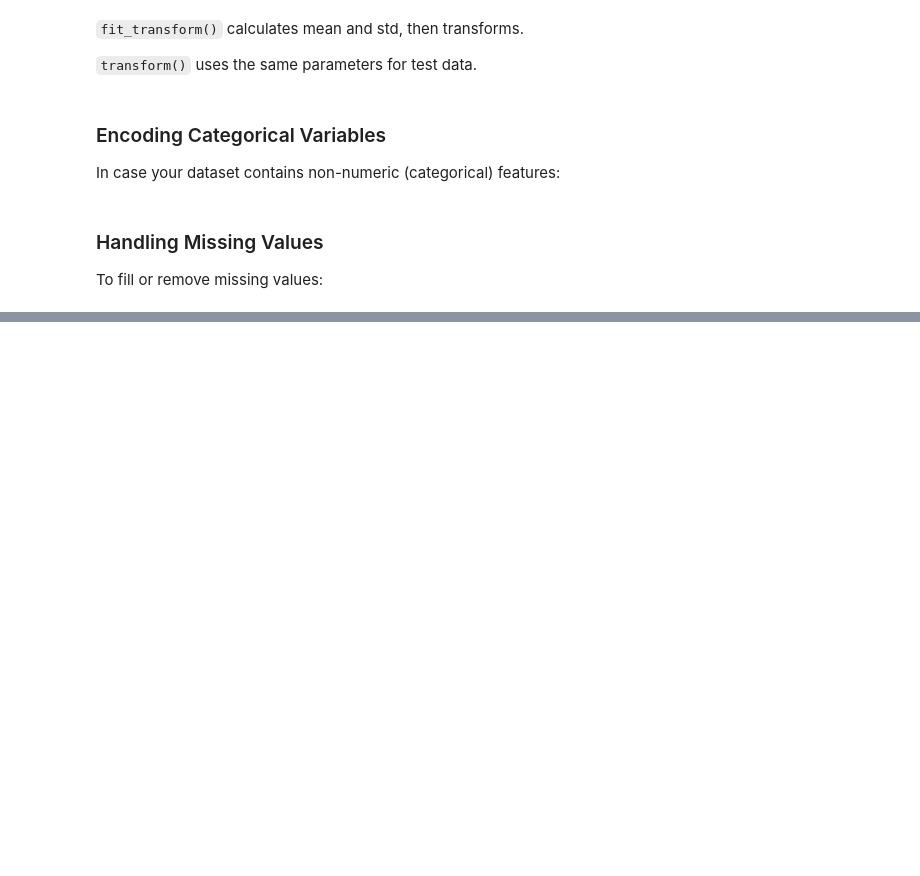
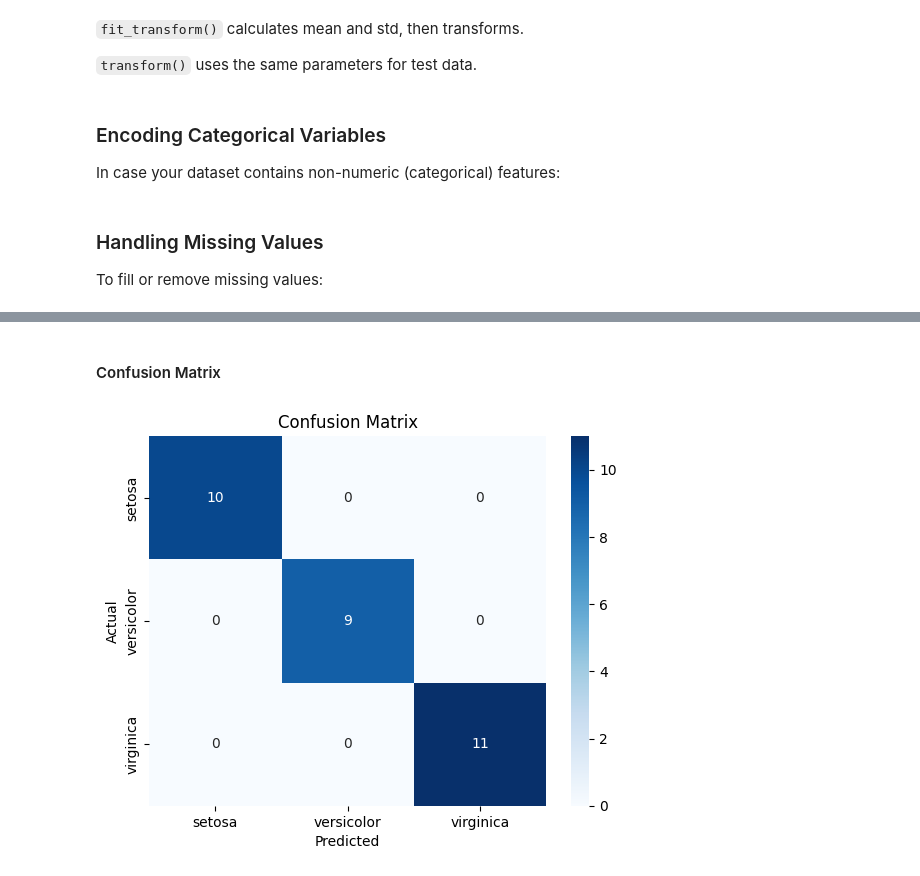
Before and after one commit to abdullahalasif25/My-Notes, a Jupyter notebook: Scikit-Learn/Sci-kit Learn Tutorial.ipynb, the cells around one changed output, grey strips where cells are left out. Saved outputs shown, nothing was run; the diff lists cells and outputs as text; code cells hidden in the pictures; blank space fills up the shorter version.

Commit message:
logistic regression

```diff
--- a/Scikit-Learn/Sci-kit Learn Tutorial.ipynb
+++ b/Scikit-Learn/Sci-kit Learn Tutorial.ipynb
@@ -159,0 +164,8 @@ X_filled = imputer.fit_transform(X)
+# %%
+from sklearn.linear_model import LogisticRegression
+
+# Create the model
+model = LogisticRegression()
+
+# Train the model
+model.fit(X_train_scaled, y_train)
@@ -159,0 +176,7 @@ X_filled = imputer.fit_transform(X)
+# %%
+# Predict the labels for test data
+y_pred = model.predict(X_test_scaled)
+
+# See some predictions
+print("Predicted labels:", y_pred[:5])
+print("True labels     :", y_test[:5].values)
@@ -159,0 +213,16 @@ X_filled = imputer.fit_transform(X)
+# %% [markdown]
+#### Confusion Matrix
+# %%
+from sklearn.metrics import confusion_matrix
+import seaborn as sns
+import matplotlib.pyplot as plt
+
+cm = confusion_matrix(y_test, y_pred)
+
+sns.heatmap(cm, annot=True, cmap="Blues", xticklabels=iris.target_names, yticklabels=iris.target_names)
+plt.xlabel("Predicted")
+plt.ylabel("Actual")
+plt.title("Confusion Matrix")
+plt.show()
+# %% [output]
+[figure, added]
```
Also changed, not shown: parts of 10 cells of this notebook.
